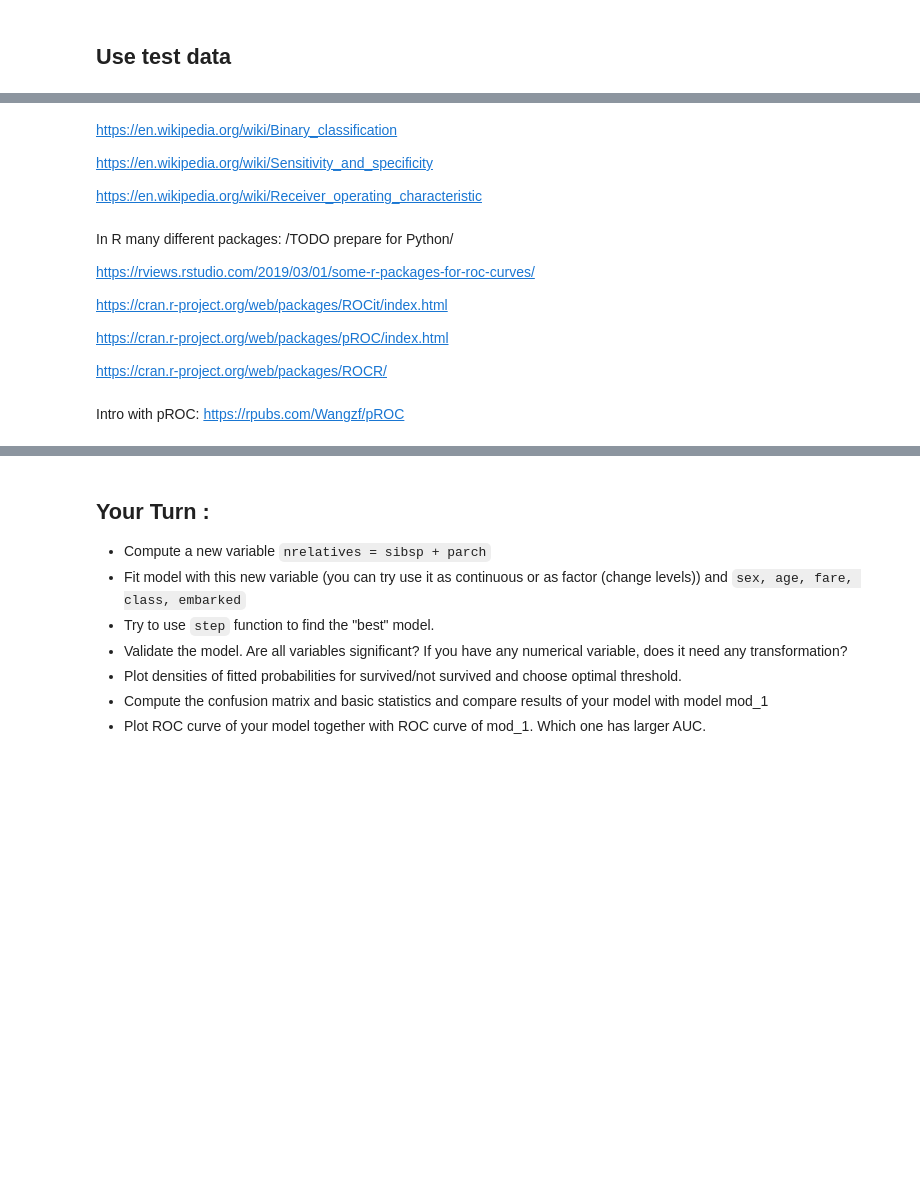
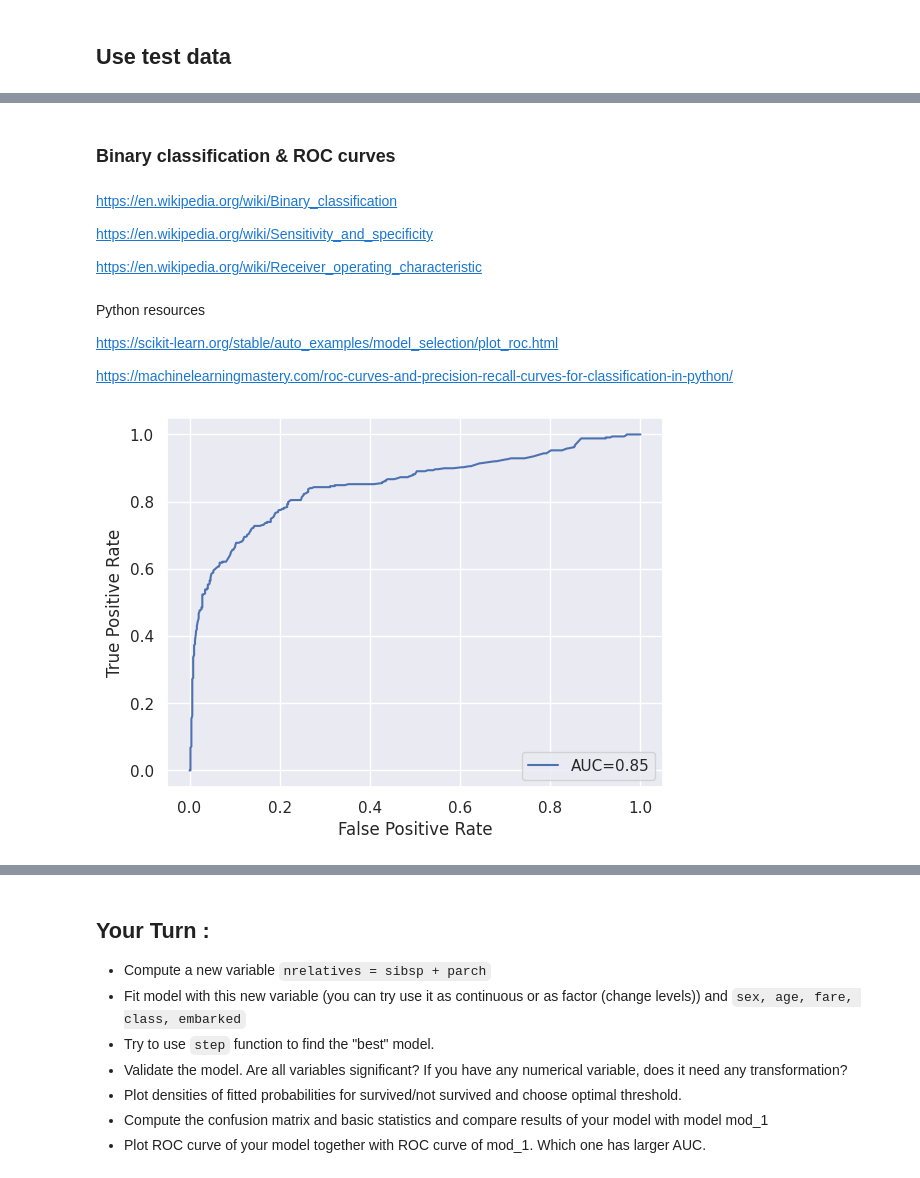
Before and after one commit to Many98/GLM_R2Py, a Jupyter notebook: Python/01ZLMA_ex08_Binary_Data_2.ipynb, the cells around one changed output, grey strips where cells are left out. Saved outputs shown, nothing was run; the diff lists cells and outputs as text; code cells hidden in the pictures; blank space fills up the shorter version.

```diff
--- a/Python/01ZLMA_ex08_Binary_Data_2.ipynb
+++ b/Python/01ZLMA_ex08_Binary_Data_2.ipynb
@@ -939,16 +981,8 @@ Binary classification
+# %% [markdown]
+### Binary classification & ROC curves
 # %% [markdown]
 https://en.wikipedia.org/wiki/Binary_classification
 
 https://en.wikipedia.org/wiki/Sensitivity_and_specificity
 
 https://en.wikipedia.org/wiki/Receiver_operating_characteristic
-# %% [markdown]
-In R many different packages:  /TODO prepare for Python/
-
-https://rviews.rstudio.com/2019/03/01/some-r-packages-for-roc-curves/
-
-https://cran.r-project.org/web/packages/ROCit/index.html
-
-https://cran.r-project.org/web/packages/pROC/index.html
-
-https://cran.r-project.org/web/packages/ROCR/
@@ -958,2 +988,0 @@ library(pROC)
-# %% [markdown]
-Intro with pROC: https://rpubs.com/Wangzf/pROC
@@ -1012,0 +989,17 @@ auc
+# %% [markdown]
+Python resources
+
+https://scikit-learn.org/stable/auto_examples/model_selection/plot_roc.html
+
+https://machinelearningmastery.com/roc-curves-and-precision-recall-curves-for-classification-in-python/
+# %%
+fpr, tpr, thresholds = roc_curve(data_HW_mod.survived_num, data_HW_mod.fitted)
+auc = roc_auc_score(data_HW_mod.survived_num, data_HW_mod.fitted)  # auc
+
+plt.plot(fpr,tpr,label=f"AUC={round(auc, 2)}")
+plt.ylabel('True Positive Rate')  # aka sensitivity
+plt.xlabel('False Positive Rate') # aka 1-specificity
+plt.legend(loc=4)
+plt.show()
+# %% [output]
+[figure, added]
```
Also changed, not shown: parts of 48 cells of this notebook.
